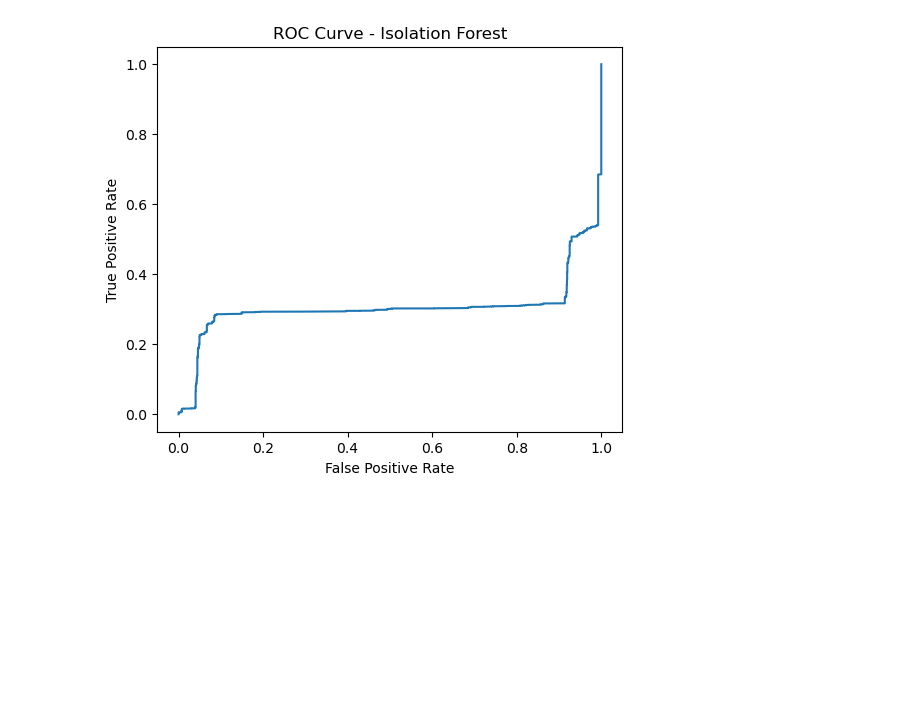
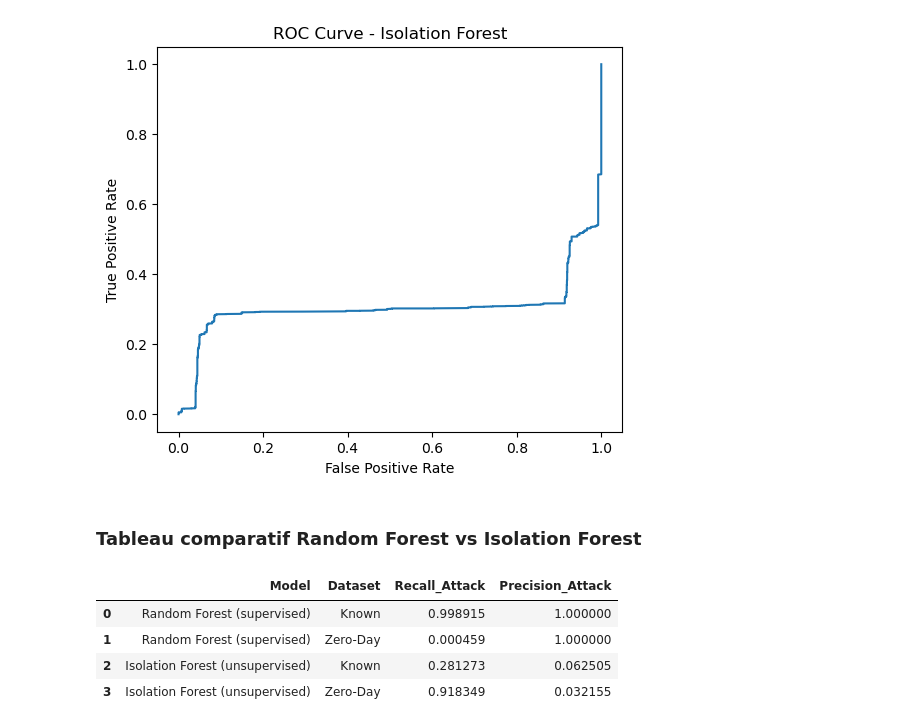
Before and after one commit to ANKOI12/INF6422E---Advanced-Concepts-in-Computer-Security, a Jupyter notebook: Final project/Notebook - Final project - INF6422E - 2487137 - 2421549.ipynb, the cells around one changed output. Saved outputs shown, nothing was run; the diff lists cells and outputs as text; code cells hidden in the pictures; blank space fills up the shorter version.

```diff
--- a/Final project/Notebook - Final project - INF6422E - 2487137 - 2421549.ipynb
+++ b/Final project/Notebook - Final project - INF6422E - 2487137 - 2421549.ipynb
@@ -252,6 +272,22 @@ y_zero_pred = rf_model.predict(X_zero_scaled)
 
 print("=== Zero-Day Results ===")
 print(classification_report(y_zero_encoded, y_zero_pred))
+
+# Store Random Forest Zero-Day metrics
+
+rf_zero_report = classification_report(
+    y_zero_encoded,
+    y_zero_pred,
+    output_dict=True,
+    zero_division=0
+)
+
+RF_zero_recall = rf_zero_report["0"]["recall"]
+RF_zero_precision = rf_zero_report["0"]["precision"]
+
+print("Stored RF Zero-Day metrics:")
+print("RF_zero_recall:", RF_zero_recall)
+print("RF_zero_precision:", RF_zero_precision)
 # %% [output]
 === Zero-Day Results ===
               precision    recall  f1-score   support
@@ -594,3 +809,47 @@ plt.ylabel("True Positive Rate")
 plt.show()
 # %% [output]
 [figure]
+# %% [markdown]
+### Tableau comparatif Random Forest vs Isolation Forest
+# %%
+import pandas as pd
+
+comparison_table = pd.DataFrame({
+
+    "Model": [
+        "Random Forest (supervised)",
+        "Random Forest (supervised)",
+        "Isolation Forest (unsupervised)",
+        "Isolation Forest (unsupervised)"
+    ],
+
+    "Dataset": [
+        "Known",
+        "Zero-Day",
+        "Known",
+        "Zero-Day"
+    ],
+
+    "Recall_Attack": [
+        RF_known_recall,
+        RF_zero_recall,
+        ISO_known_recall,
+        ISO_zero_recall
+    ],
+
+    "Precision_Attack": [
+        RF_known_precision,
+        RF_zero_precision,
+        ISO_known_precision,
+        ISO_zero_precision
+    ]
+
+})
+
+comparison_table
+# %% [output]
+|  | Model | Dataset | Recall_Attack | Precision_Attack |
+| 0 | Random Forest (supervised) | Known | 0.998915 | 1.000000 |
+| 1 | Random Forest (supervised) | Zero-Day | 0.000459 | 1.000000 |
+| 2 | Isolation Forest (unsupervised) | Known | 0.281273 | 0.062505 |
+| 3 | Isolation Forest (unsupervised) | Zero-Day | 0.918349 | 0.032155 |
```
Also changed, not shown: parts of 12 cells of this notebook.
